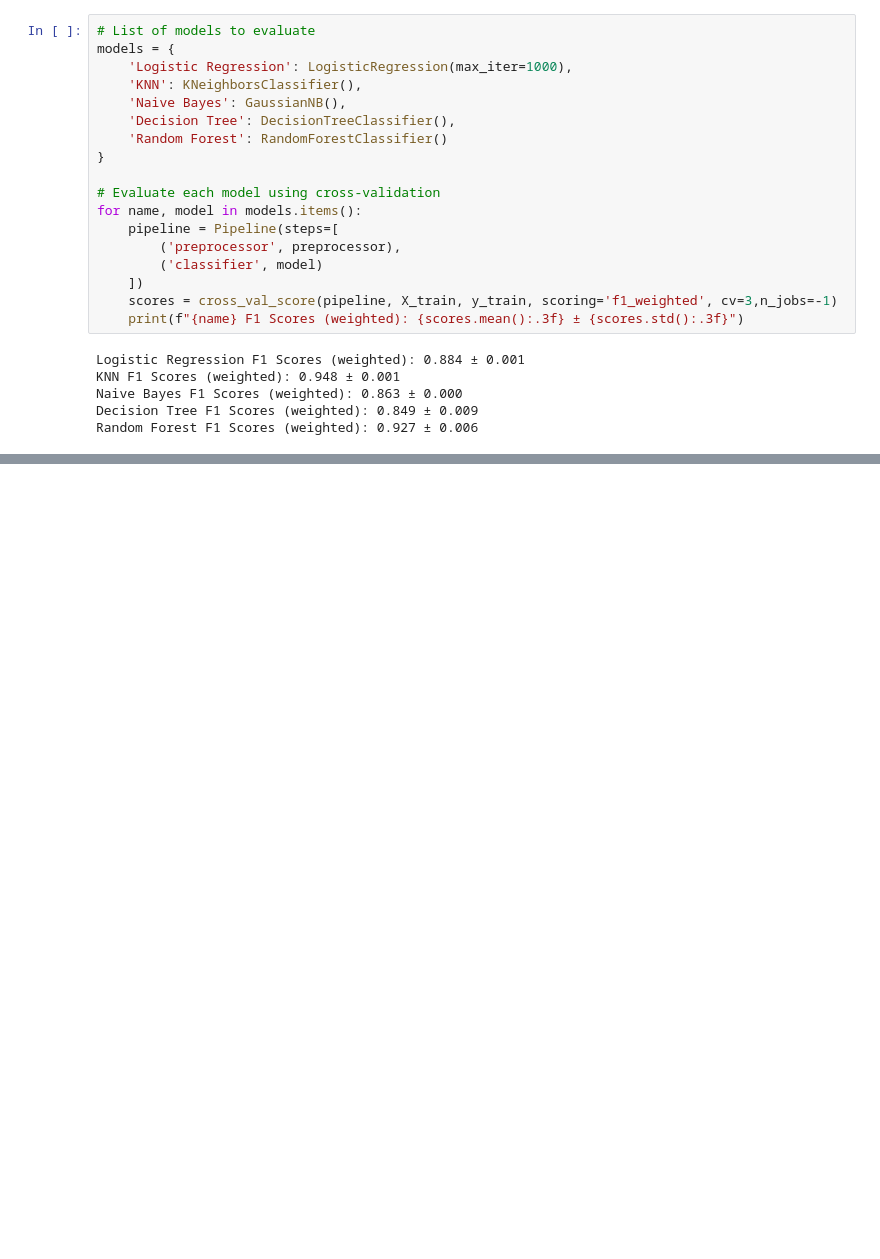
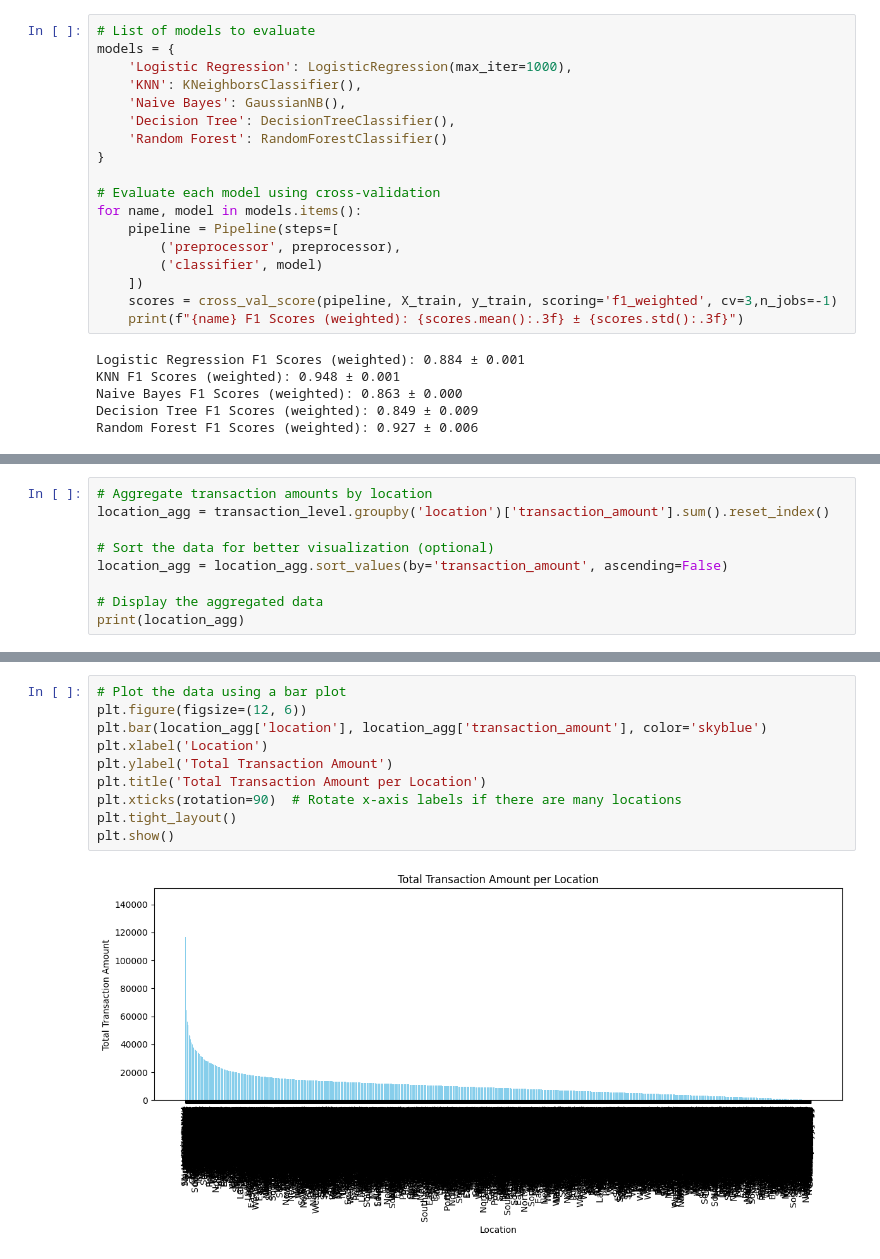
Before and after one commit to EthanRosehart/schulich_data_science, a Jupyter notebook: assignment2_restart.ipynb, the cells around one changed output, grey strips where cells are left out. Saved outputs shown, nothing was run; the diff lists cells and outputs as text; blank space fills up the shorter version.

```diff
--- a/assignment2_restart.ipynb
+++ b/assignment2_restart.ipynb
@@ -510,0 +650,9 @@ Random Forest F1 Scores (weighted): 0.927 ± 0.006
+# %%
+# Aggregate transaction amounts by location
+location_agg = transaction_level.groupby('location')['transaction_amount'].sum().reset_index()
+
+# Sort the data for better visualization (optional)
+location_agg = location_agg.sort_values(by='transaction_amount', ascending=False)
+
+# Display the aggregated data
+print(location_agg)
@@ -510,0 +674,12 @@ Random Forest F1 Scores (weighted): 0.927 ± 0.006
+# %%
+# Plot the data using a bar plot
+plt.figure(figsize=(12, 6))
+plt.bar(location_agg['location'], location_agg['transaction_amount'], color='skyblue')
+plt.xlabel('Location')
+plt.ylabel('Total Transaction Amount')
+plt.title('Total Transaction Amount per Location')
+plt.xticks(rotation=90)  # Rotate x-axis labels if there are many locations
+plt.tight_layout()
+plt.show()
+# %% [output]
+[figure, added]
```
Also changed, not shown: parts of 12 cells of this notebook.
